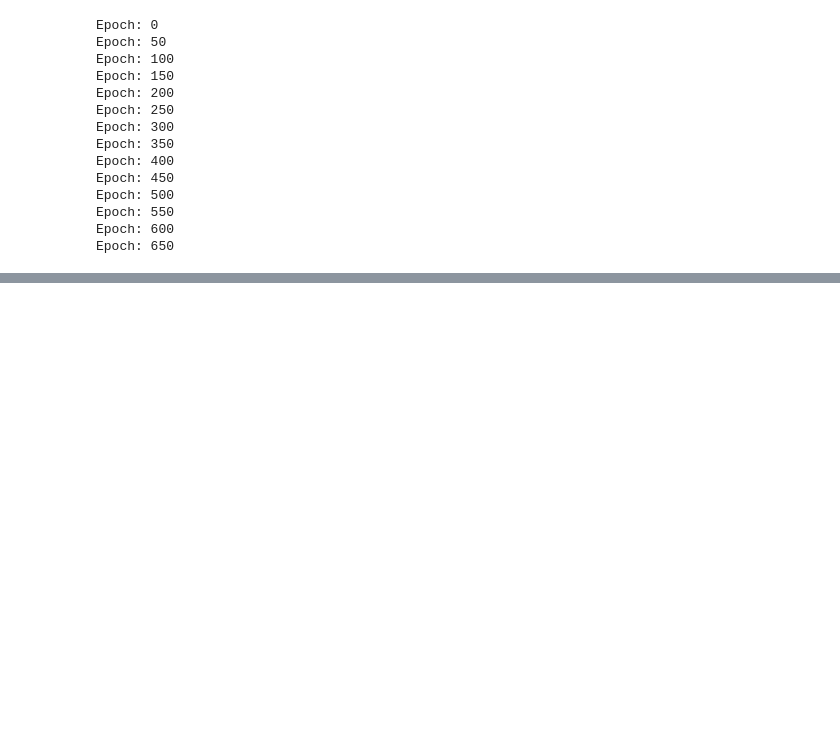
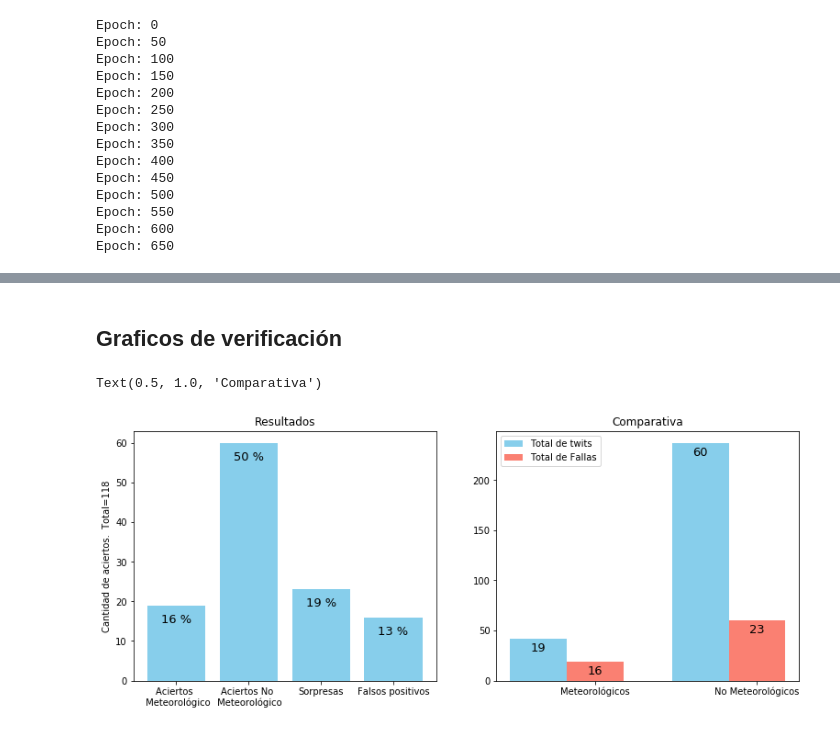
Before and after one commit to agemperador/RELAMPAGO_poster, a Jupyter notebook: redNeuronal/red_bow_prueba.ipynb, the cells around one changed output, grey strips where cells are left out. Saved outputs shown, nothing was run; the diff lists cells and outputs as text; code cells hidden in the pictures; blank space fills up the shorter version.

Commit message:
Graficos de verificacion

```diff
--- a/redNeuronal/red_bow_prueba.ipynb
+++ b/redNeuronal/red_bow_prueba.ipynb
@@ -26,3 +29,5 @@ NUM = TW['Num']
+# %%
+cant = [len (np.array(TAG) [np.where(TAG == 0)]) , len (np.array(TAG) [np.where(TAG == 1)])]
 # %%
 MSJ
 # %% [output]
@@ -336,0 +339,55 @@ Text(0,0.5,'Cantidad de aciertos. Total=118')
+# %% [markdown]
+## Graficos de verificación
+# %%
+fig = plt.figure(figsize=(13,5))
+
+
+
+opacity = 0.4
+bar_width = 0.35
+
+
+"""GRAFICO DE VERIFICACIÓN"""
+
+ax = plt.subplot(1,2,1)
+
+bar = plt.bar(range(4),c,
+              tick_label=['Aciertos \n Meteorológico','Aciertos No \n Meteorológico',
+                          'Sorpresas', 'Falsos positivos'], color = 'skyblue')
+plt.title('Resultados')
+plt.ylabel('Cantidad de aciertos.  Total='+str(sum(c)))
+for rect, porcentaje in zip(bar,c):
+    height = rect.get_height()- 5
+    plt.text(rect.get_x() + rect.get_width()/2.0, height, '%d' % round((porcentaje/sum(c))*100, 3) + ' %'
+             ,fontsize = 13, color = 'black',ha='center', va='bottom')
+
+
+"""GRÁFICO DE COMPARACIÓN PARA CADA TAG"""
+
+ax2 = plt.subplot(1,2,2)
+
+bar1 = plt.bar(np.arange(2), [c[0]+c[2],cant[1]+c[3]], bar_width,
+               tick_label = ['Meteorológicos', 'No Meteorológicos'],
+               color = 'skyblue', label = 'Total de twits'
+              )
+
+for rect, porcentaje in zip(bar1,c[:2]):
+    height = rect.get_height()- 15
+    plt.text(rect.get_x() + rect.get_width()/2.0, height, '%d' % porcentaje
+             ,fontsize = 13, color = 'black',ha='center', va='bottom')
+
+
+bar2 = plt.bar(np.arange(2) +bar_width, [c[0],c[1]], bar_width,
+              tick_label = ['Meteorológicos', 'No Meteorológicos'],
+               color = 'salmon' , label= 'Total de Fallas'
+              )
+for rect, porcentaje in zip(bar2,[c[3],c[2]]):
+    height = rect.get_height()- 15
+    plt.text(rect.get_x() + rect.get_width()/2.0, height, '%d' % porcentaje
+             ,fontsize = 13, color = 'black',ha='center', va='bottom')
+
+plt.legend()
+plt.title('Comparativa')
+# %% [output]
+Text(0.5, 1.0, 'Comparativa')
+[figure, added]
```
Also changed, not shown: parts of 6 cells of this notebook.
